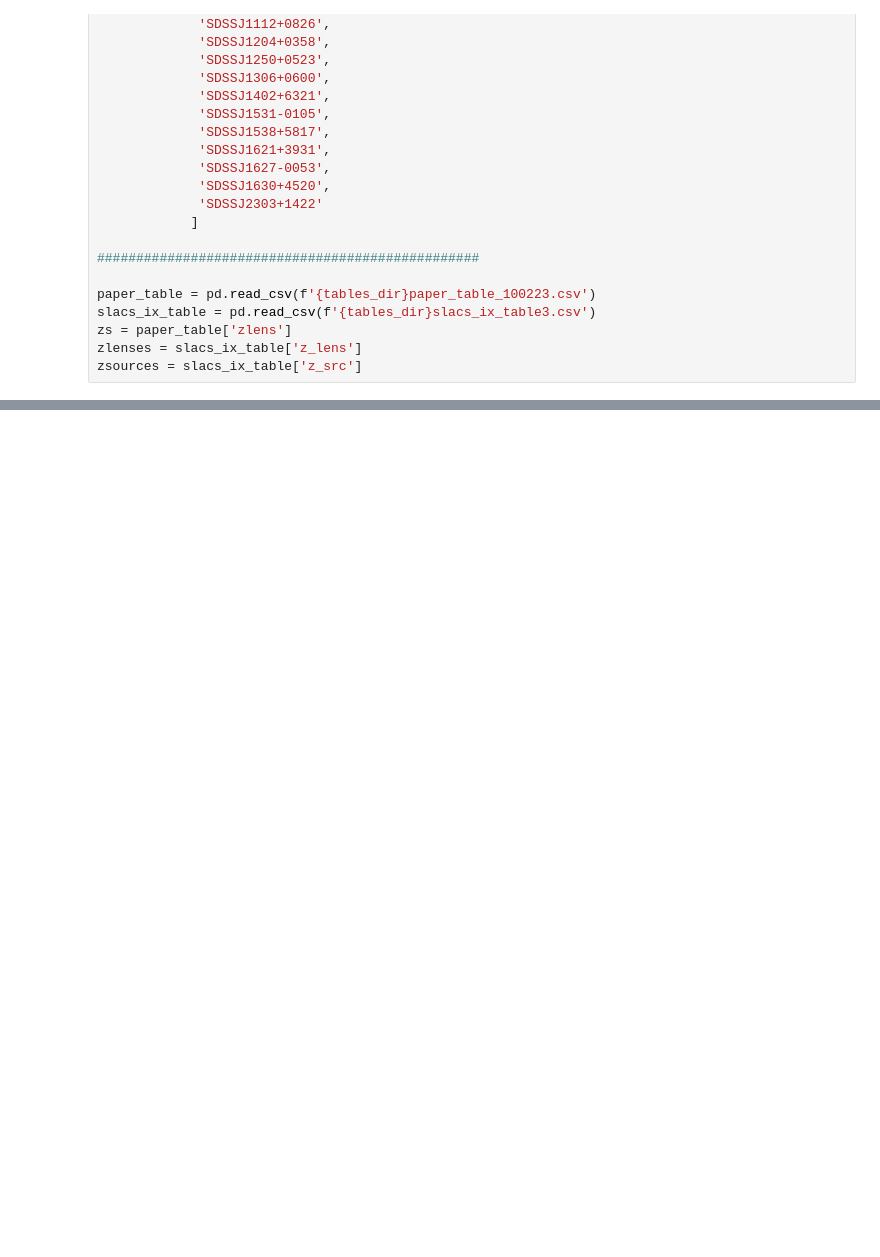
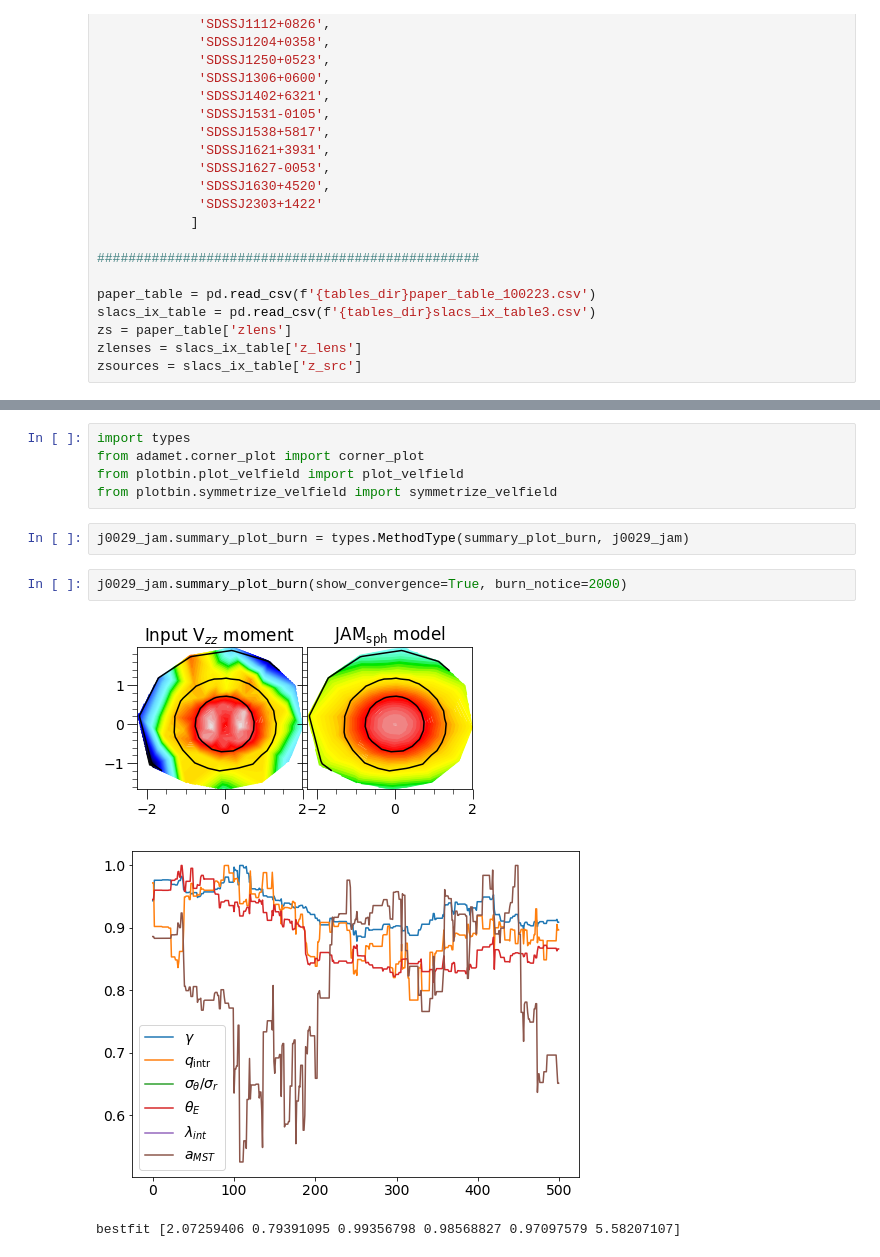
Before and after one commit to shawnknabel/slacs_kinematics_jam_modeling, a Jupyter notebook: jupyter_notebooks/jampy/013124_testing_space_jam_class_on_multiple_objects.ipynb, the cells around one changed output, grey strips where cells are left out. Saved outputs shown, nothing was run; the diff lists cells and outputs as text; blank space fills up the shorter version.

```diff
--- a/jupyter_notebooks/jampy/013124_testing_space_jam_class_on_multiple_objects.ipynb
+++ b/jupyter_notebooks/jampy/013124_testing_space_jam_class_on_multiple_objects.ipynb
@@ -199,0 +249,13 @@ Mean prior values are  [2.0, 0.74, 0.9, 1.0, 0.5, 7]
+# %%
+import types
+from adamet.corner_plot import corner_plot
+from plotbin.plot_velfield import plot_velfield
+from plotbin.symmetrize_velfield import symmetrize_velfield
+# %%
+j0029_jam.summary_plot_burn = types.MethodType(summary_plot_burn, j0029_jam)
+# %%
+j0029_jam.summary_plot_burn(show_convergence=True, burn_notice=2000)
+# %% [output]
+[figure, added]
+[figure, added]
+bestfit [2.07259406 0.79391095 0.99356798 0.98568827 0.97097579 5.58207107]
```
Also changed, not shown: parts of 19 cells of this notebook, 6 other files.
